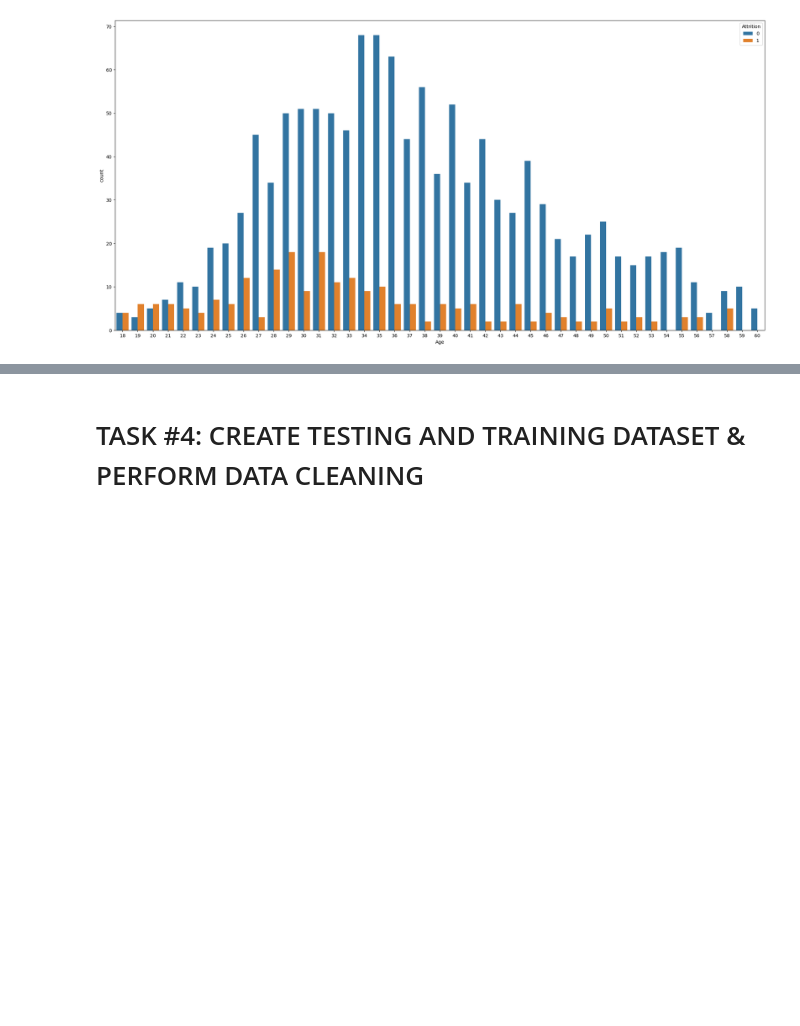
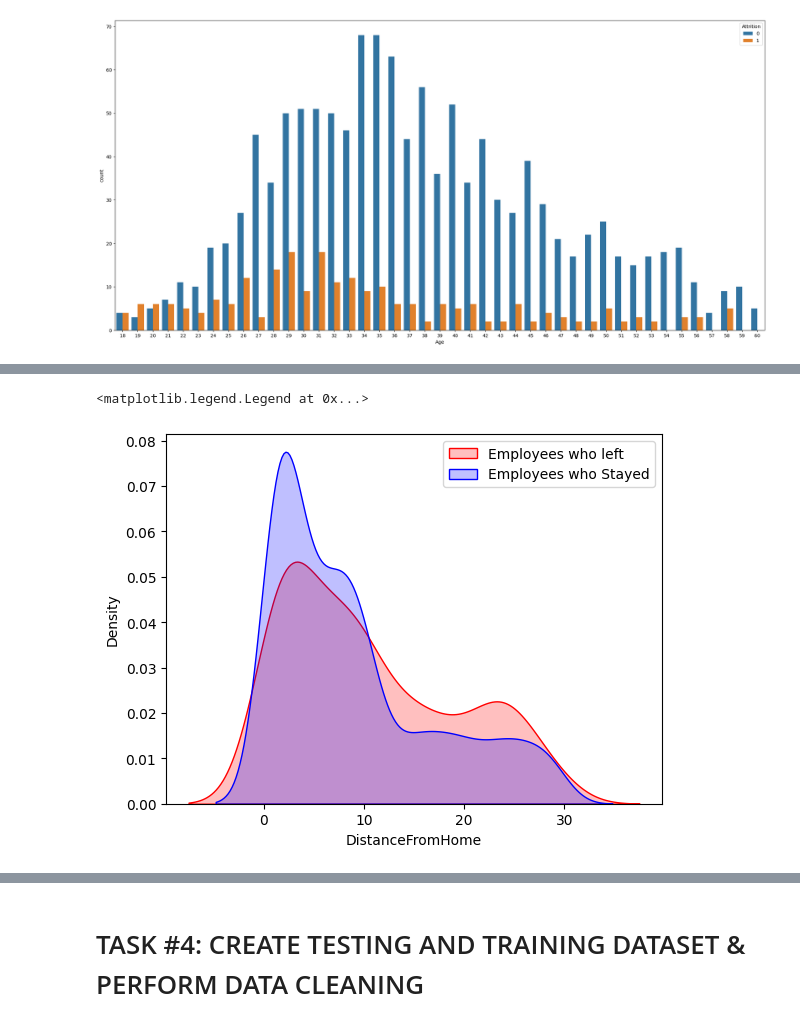
Before and after one commit to Ashkania/DS_Projects, a Jupyter notebook: Human_Resources_Department_Skeleton.ipynb, the cells around one changed output, grey strips where cells are left out. Cells and saved outputs as stored; diff of their text form; code cells hidden in the pictures; blank space fills up the shorter version.

Commit message:
add some box plot

```diff
--- a/Human_Resources_Department_Skeleton.ipynb
+++ b/Human_Resources_Department_Skeleton.ipynb
@@ -270,0 +272,9 @@ sns.countplot(data=df, x='JobLevel', hue='Attrition', ax=ax[3])
+# %%
+# plt.figure(figsize=(12, 7))
+
+sns.kdeplot(data=left_df['DistanceFromHome'], label='Employees who left', fill=True, color='r')
+sns.kdeplot(data=stayed_df['DistanceFromHome'], label='Employees who Stayed', fill=True, color='b')
+plt.legend()
+# %% [output]
+<matplotlib.legend.Legend at 0x...>
+[figure, added]
```
Also changed, not shown: parts of 5 cells of this notebook.
